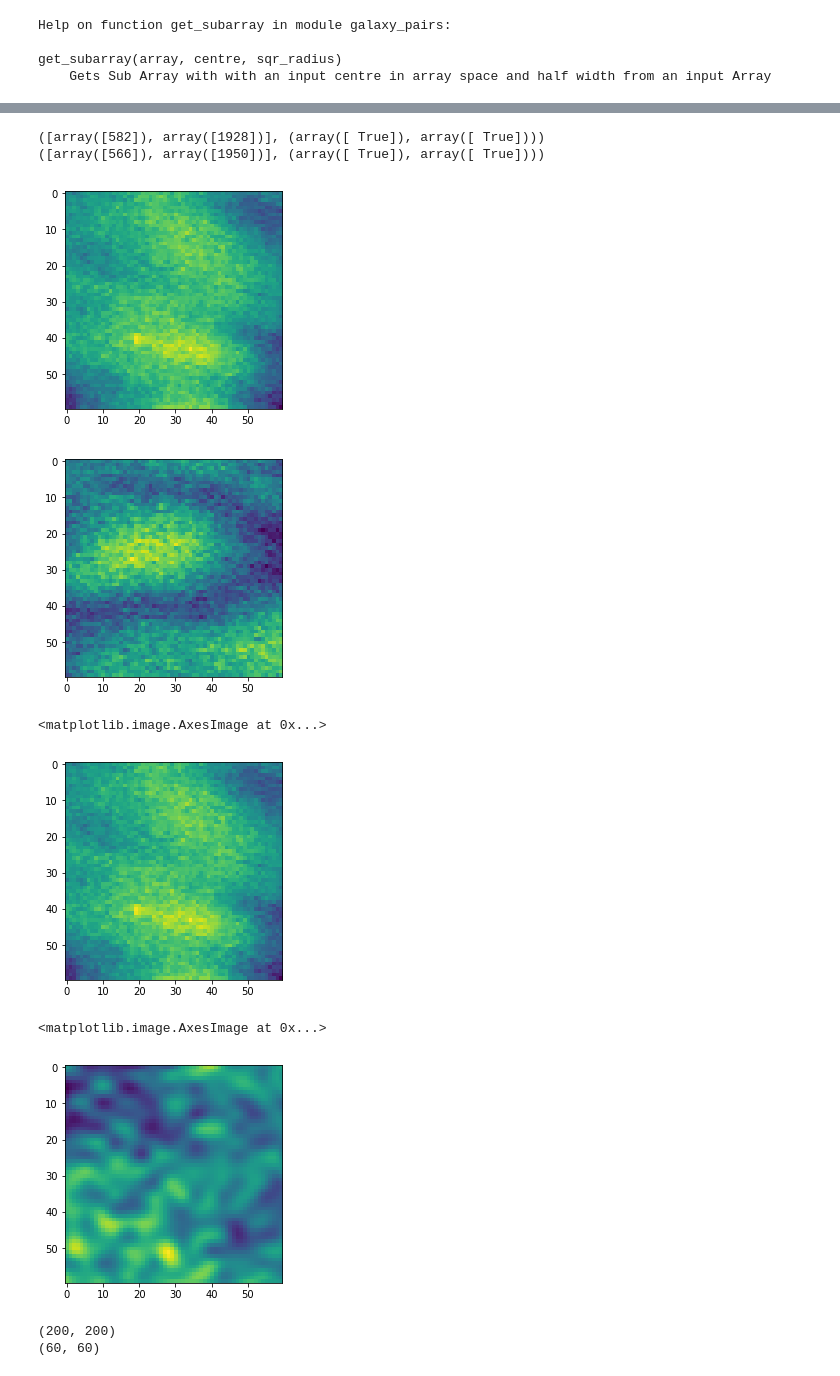
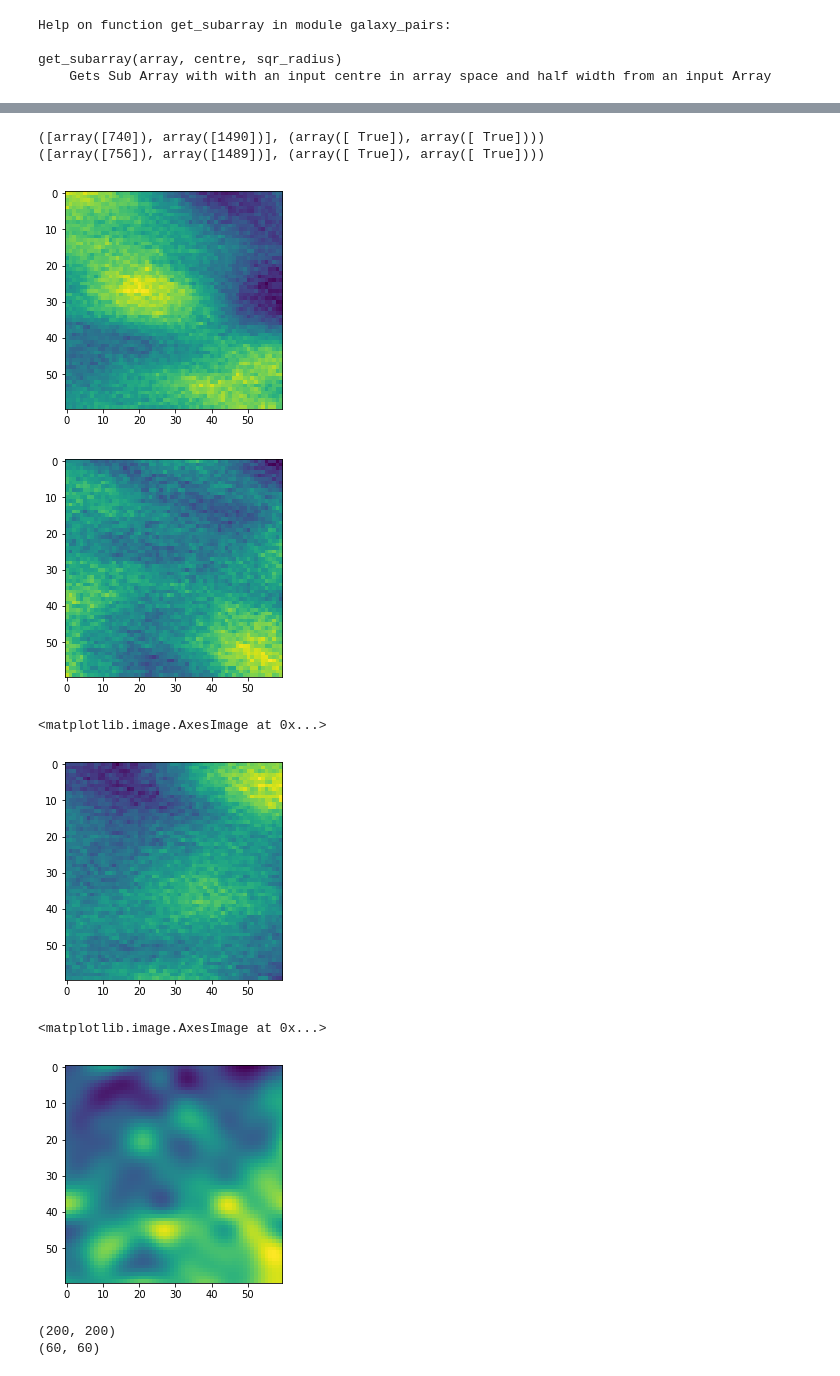
Before and after one commit to mdezylva/masters, a Jupyter notebook: Notebooks/spt_analysis_py27.ipynb, the cells around one changed output, grey strips where cells are left out. Cells and saved outputs as stored; diff of their text form; code cells hidden in the pictures.

```diff
--- a/Notebooks/spt_analysis_py27.ipynb
+++ b/Notebooks/spt_analysis_py27.ipynb
@@ -406,7 +406,8 @@ cut_pairs_df
 | 193781 | 1765 | 1803 | 9.737731 |
 193782 rows × 3 columns
 # %%
-index = np.random.randint(1,len(cut_pairs_df))
+# index = np.random.randint(1,len(cut_pairs_df))
+index = 72
 index_2 = np.random.randint(1,len(cut_pairs_df))
 print(cut_pairs_df.loc[index])
 print(new_df.loc[cut_pairs_df.loc[index]['galaxy_index_1']])
@@ -467,8 +495,8 @@ pt_2 = sptpol_software.observation.sky.ang2Pix(gal_coords_2, [0, -57.5], reso_ar
 print(pt_1)
 print(pt_2)
 # %% [output]
-([array([582]), array([1928])], (array([ True]), array([ True])))
-([array([566]), array([1950])], (array([ True]), array([ True])))
+([array([740]), array([1490])], (array([ True]), array([ True])))
+([array([756]), array([1489])], (array([ True]), array([ True])))
 # %%
 test_array = galaxy_pairs.cut_out_pair(pair=test_pair,y_map=y_map_array,galaxy_catalogue=new_df,sqr_radius=30)
 test_array_2 = galaxy_pairs.cut_out_pair(pair=test_pair_2,y_map=y_map_array,galaxy_catalogue=new_df,sqr_radius=30)
@@ -478,8 +506,8 @@ plt.show()
 plt.imshow(test_array_2)
 plt.show()
 # %% [output]
-[figure, old version]
+[figure, new version]
-[figure, old version]
+[figure, new version]
 # %%
 # plt.imshow(sp.ndimage.zoom(test_array,100./30.610455730027933))
 # plt.show()
@@ -515,3 +518,3 @@ def rescale_array(array,ra_dec_1,ra_dec_2,sqr_radius,width_of_pairs=100.):
 # %%
-test = galaxy_pairs.rescale_array(test_array,gal_coords_1,gal_coords_2,len(test_array)/2)
+rescale_test = galaxy_pairs.rescale_array(test_array,gal_coords_1,gal_coords_2,len(test_array)/2)
 # %%
@@ -520,12 +523,12 @@ output = galaxy_pairs.stack_pairs(y_map_array,new_df,cut_pairs_df)
 plt.imshow(test_array)
 # %% [output]
 <matplotlib.image.AxesImage at 0x...>
-[figure, old version]
+[figure, new version]
 # %%
-plt.imshow(test)
+plt.imshow(rescale_test)
 # %% [output]
 <matplotlib.image.AxesImage at 0x...>
-[figure, old version]
+[figure, new version]
 # %%
 print(output)
 # %%
```
Also changed, not shown: parts of 7 cells of this notebook, 3 other files.
